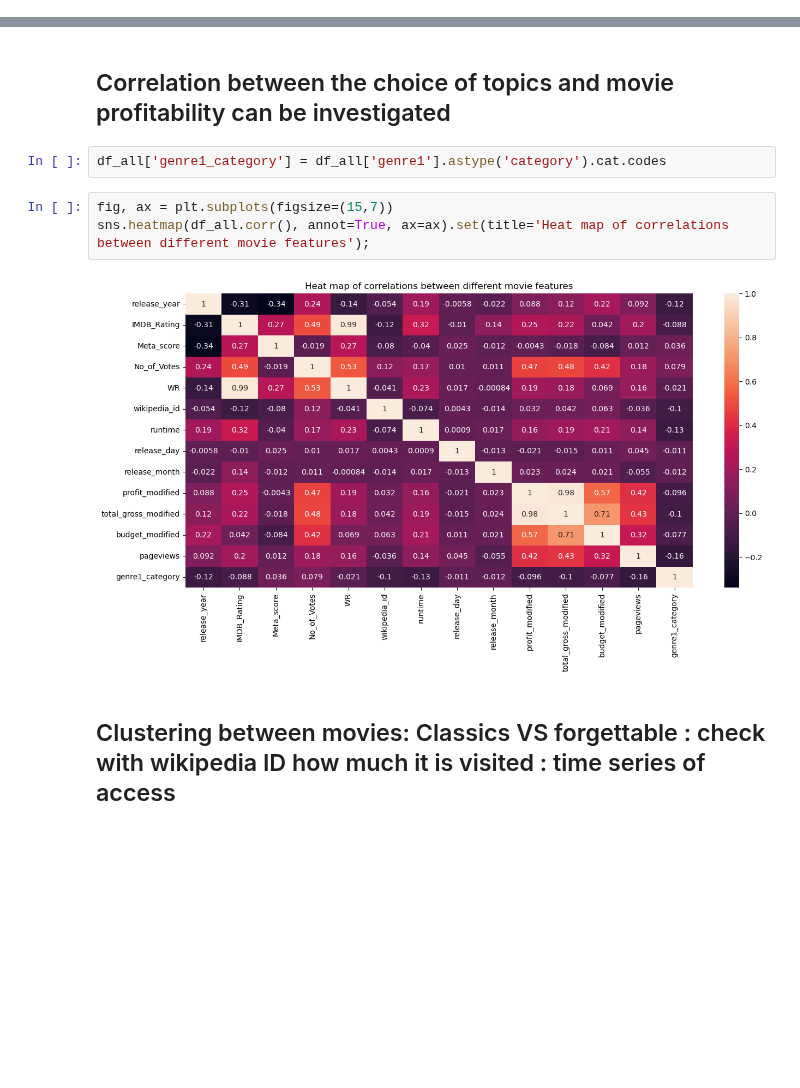
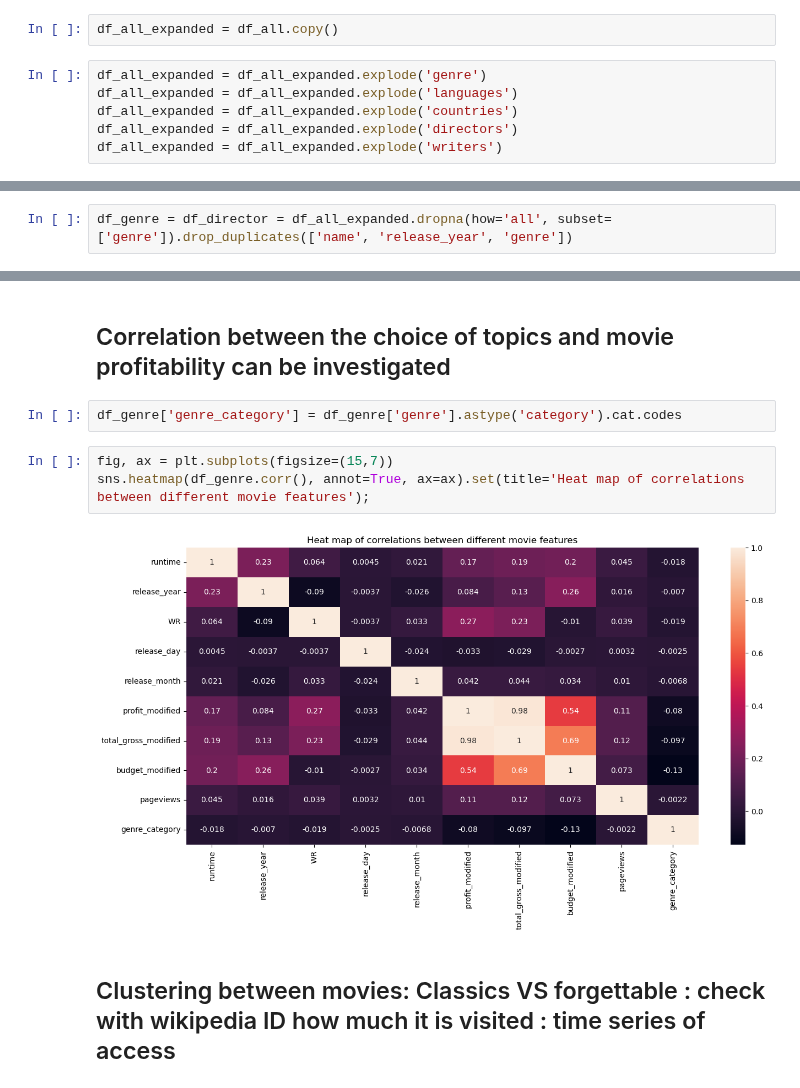
Before and after one commit to epfl-ada/ada-2022-project-theadaholics, a Jupyter notebook: main.ipynb, the cells around one changed output, grey strips where cells are left out. Drawn from its saved outputs; the diff is of its cells as text; blank space fills up the shorter version.

```diff
--- a/main.ipynb
+++ b/main.ipynb
@@ -823,0 +926,8 @@ df_all = movie_feature_with_budget_and_wikipedia_pageviews
+# %%
+df_all_expanded = df_all.copy()
+# %%
+df_all_expanded = df_all_expanded.explode('genre')
+df_all_expanded = df_all_expanded.explode('languages')
+df_all_expanded = df_all_expanded.explode('countries')
+df_all_expanded = df_all_expanded.explode('directors')
+df_all_expanded = df_all_expanded.explode('writers')
@@ -1195 +1310,3 @@ df_genre = df_all[df_all['genre1'] != '']
+# %%
+df_genre = df_director = df_all_expanded.dropna(how='all', subset=['genre']).drop_duplicates(['name', 'release_year', 'genre'])
 # %%
@@ -1215,12 +1332,12 @@ _ = plt.xticks(rotation=90)
 # %% [markdown]
 ## Correlation between the choice of topics and movie profitability can be investigated
 # %%
-df_all['genre1_category'] = df_all['genre1'].astype('category').cat.codes
+df_genre['genre_category'] = df_genre['genre'].astype('category').cat.codes
 # %%
 fig, ax = plt.subplots(figsize=(15,7))
-sns.heatmap(df_all.corr(), annot=True, ax=ax).set(title='Heat map of correlations between different movie features');
+sns.heatmap(df_genre.corr(), annot=True, ax=ax).set(title='Heat map of correlations between different movie features');
 # %% [output]
-[figure, old version]
+[figure, new version]
 # %% [markdown]
 ## Clustering between movies: Classics VS forgettable : check with wikipedia ID how much it is visited : time series of access
 # %%
```
Also changed, not shown: parts of 117 cells of this notebook.
